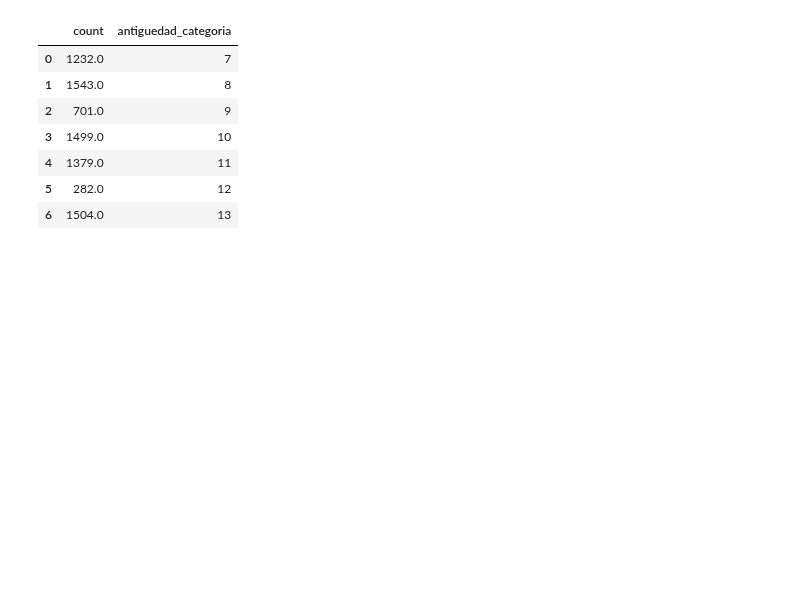
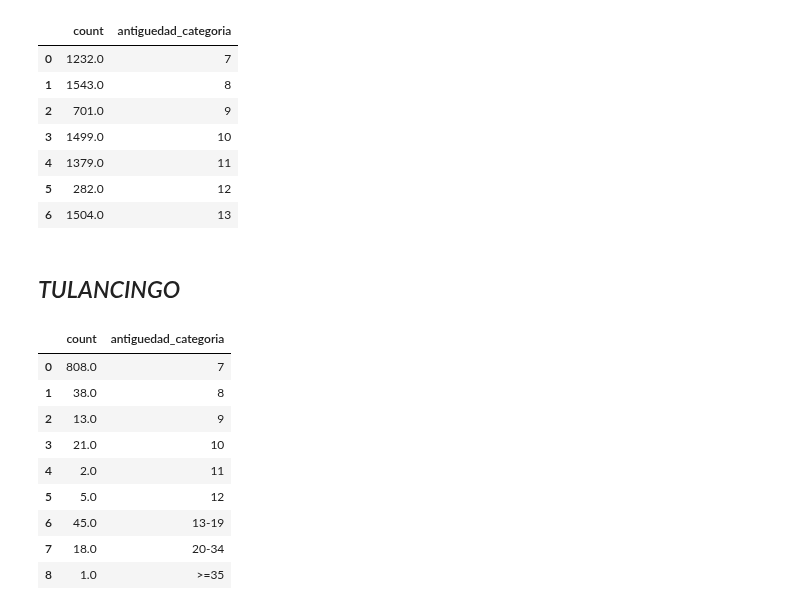
Before and after one commit to MiguelDWT4toCreativo/Datalpine, a Jupyter notebook: resources/jupyter/tiempo_venta.ipynb, the cells around one changed output. Drawn from its saved outputs; the diff is of its cells as text; code cells hidden in the pictures; blank space fills up the shorter version.

Commit message:
1.7 Tiempo estimado de venta: Meses estimados para la venta.

```diff
--- a/resources/jupyter/tiempo_venta.ipynb
+++ b/resources/jupyter/tiempo_venta.ipynb
@@ -500,0 +505,11 @@ See the caveats in the documentation: https://pandas.pydata.org/pandas-docs/stab
+# %%
+# Crea los DataFrames para cada archivo con las columnas necesarias
+time_df_alfa_q_jul_2022_tulancingo = df_alfa_q_jul_2022_tulancingo[['id','categoria','antiguedad']]
+time_df_alfa_q_jul_2023_tulancingo = df_alfa_q_jul_2023_tulancingo[['id','categoria','antiguedad']]
+time_df_alfa_q_jun_2023_tulancingo = df_alfa_q_jun_2023_tulancingo[['id','categoria','antiguedad']]
+time_df_alfa_q_mar_2023_tulancingo = df_alfa_q_mar_2023_tulancingo[['id','categoria','antiguedad']]
+time_df_alfa_q_may_2022_tulancingo = df_alfa_q_may_2022_tulancingo[['id','categoria','antiguedad']]
+time_df_alfa_q_may_2023_tulancingo = df_alfa_q_may_2023_tulancingo[['id','categoria','antiguedad']]
+time_df_alfa_q_oct_2022_tulancingo = df_alfa_q_oct_2022_tulancingo[['id','categoria','antiguedad']]
+time_df_alfa_q_oct_2023_tulancingo = df_alfa_q_oct_2023_tulancingo[['id','categoria','antiguedad']]
+time_df_alfa_q_sep_2023_tulancingo = df_alfa_q_sep_2023_tulancingo[['id','categoria','antiguedad']]
@@ -500,0 +766,5 @@ See the caveats in the documentation: https://pandas.pydata.org/pandas-docs/stab
+# %%
+# Crea los DataFrames para cada archivo con las columnas necesarias
+time_df_alfa_q_puebla = df_alfa_q_puebla[['Category','Antiguedad']]
+time_df_jul_2023_puebla = df_jul_2023_puebla[['Category','Antiguedad']]
+time_df_sep_2023_puebla = df_sep_2023_puebla[['Category','Antiguedad']]
@@ -582,3 +1049,54 @@ def guardar_grafico_como_html(fig, nombre_archivo, carpeta='graficas'):
 guardar_grafico_como_html(fig, 'g_bar_tiempoventa_total_pachuca', carpeta='graficas')
 
 fig.show()
+# %% [markdown]
+## *TULANCINGO*
+# %%
+dataframes_list = [
+     time_df_alfa_q_jul_2022_tulancingo,
+    time_df_alfa_q_may_2022_tulancingo,
+    time_df_alfa_q_oct_2022_tulancingo,
+    time_df_alfa_q_jul_2023_tulancingo,
+    time_df_alfa_q_jun_2023_tulancingo,
+    time_df_alfa_q_mar_2023_tulancingo,
+    time_df_alfa_q_may_2023_tulancingo,
+    time_df_alfa_q_oct_2023_tulancingo,
+    time_df_alfa_q_sep_2023_tulancingo
+]
+# Orden personalizado
+orden_personalizado = ['7', '8', '9', '10', '11', '12', '13-19','20-34','>=35']
+
+tabla_suma = None
+# Iterar sobre cada DataFrame en la lista
+for df in dataframes_list:
+    # Contar los registros por cada categoría de antigüedad
+    tabla_actual = df['antiguedad_categoria'].value_counts().sort_index()
+
+    # Sumar la tabla actual al acumulador (tabla_suma)
+    if tabla_suma is None:
+        tabla_suma = tabla_actual
+    else:
+        tabla_suma = tabla_suma.add(tabla_actual, fill_value=0)
+
+# Reordenar las columnas según el orden personalizado
+tabla_suma = tabla_suma[orden_personalizado]
+
+# Crear un DataFrame a partir de la tabla acumulativa
+df_acumulado = pd.DataFrame(tabla_suma)
+df_acumulado.columns = ['count']
+df_acumulado['antiguedad_categoria'] = df_acumulado.index
+
+# Reiniciar el índice del DataFrame
+df_acumulado.reset_index(drop=True, inplace=True)
+df_acumulado
+# %% [output]
+|  | count | antiguedad_categoria |
+| 0 | 808.0 | 7 |
+| 1 | 38.0 | 8 |
+| 2 | 13.0 | 9 |
+| 3 | 21.0 | 10 |
+| 4 | 2.0 | 11 |
+| 5 | 5.0 | 12 |
+| 6 | 45.0 | 13-19 |
+| 7 | 18.0 | 20-34 |
+| 8 | 1.0 | >=35 |
```
Also changed, not shown: parts of 28 cells of this notebook, 9 other files.
